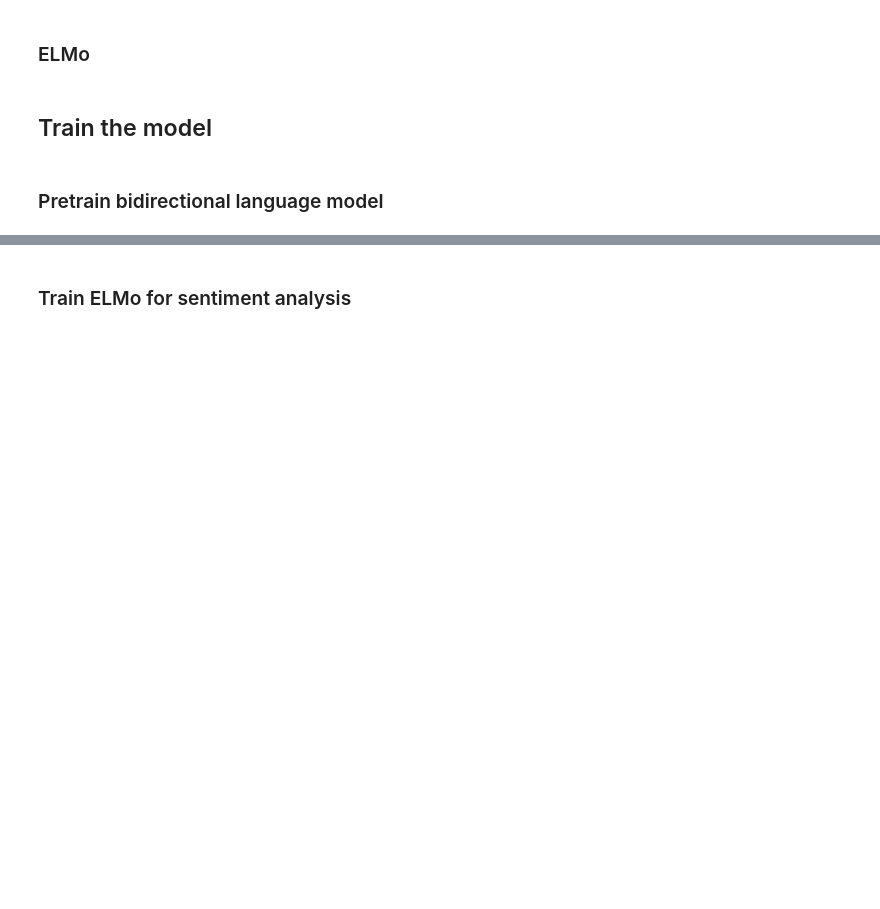
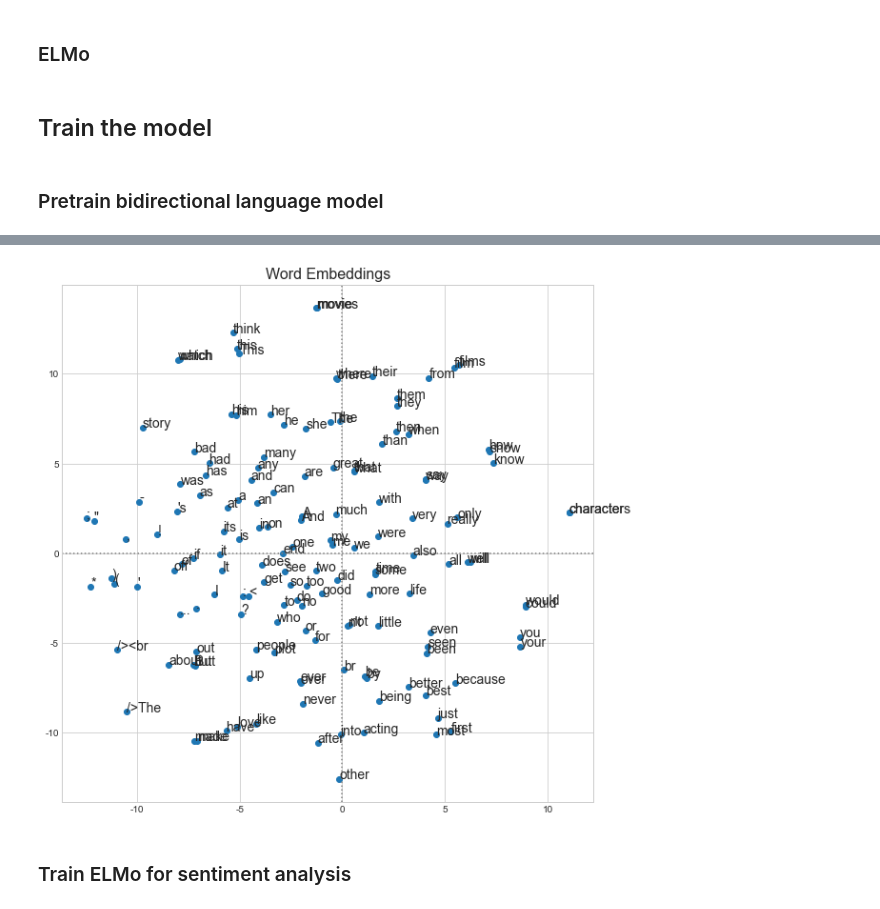
Before and after one commit to naturale0/NLP-Do-It-Yourself, a Jupyter notebook: NLP_with_PyTorch/3_document-embedding/3-2. ELMo.ipynb, the cells around one changed output, grey strips where cells are left out. Saved outputs shown, nothing was run; the diff lists cells and outputs as text; code cells hidden in the pictures; blank space fills up the shorter version.

```diff
--- a/NLP_with_PyTorch/3_document-embedding/3-2. ELMo.ipynb
+++ b/NLP_with_PyTorch/3_document-embedding/3-2. ELMo.ipynb
@@ -444,2 +486,33 @@ KeyboardInterrupt:
+# %%
+words_sample = list(zip(*vocab.freqs.most_common(150)))[0]
+words_input = stoi(char_vocab)(tokenize_char()(char_tokenizer(words_sample)))
+words_input = torch.tensor(words_input).view(1, 150, 22)
+words_input = words_input.to(device)
+# %%
+def embedding(words_char):
+    with torch.no_grad():
+        char_cnn = model.char_cnn
+        x1 = char_cnn.char_embedding(words_input).permute(0,3,1,2)
+        x1 = [conv(x1) for conv in char_cnn.convs]
+        x1 = [F.max_pool2d(x_c, kernel_size=(1, x_c.shape[3])) for x_c in x1]
+        x1 = [torch.squeeze(x_p) for x_p in x1]
+        x1 = torch.vstack(x1)  # 1, n_batch, concat_length
+    return x1.detach().cpu().T
+# %%
+word_embedding = embedding(words_input)
+# %%
+from sklearn.manifold import TSNE
+
+embed_xy = TSNE(2).fit_transform(word_embedding)
+# %%
+plt.figure(figsize=(10,10))
+plt.scatter(embed_xy[:, 0], embed_xy[:, 1])
+plt.axhline(0, c="grey", ls=":")
+plt.axvline(0, c="grey", ls=":")
+for i, text in enumerate(words_sample):
+    plt.annotate(text, (embed_xy[i, 0], embed_xy[i, 1]), fontsize=14)
+plt.title("Word Embeddings", fontsize=16);
+# %% [output]
+[figure, added]
 # %% [markdown]
 ### Train ELMo for sentiment analysis
```
Also changed, not shown: parts of 48 cells of this notebook, 5 other files.
